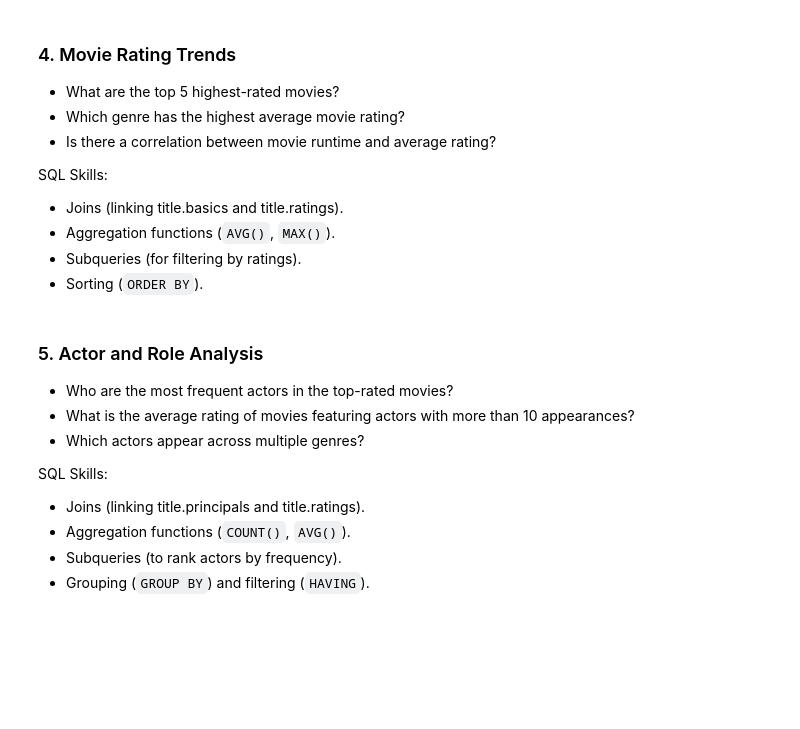
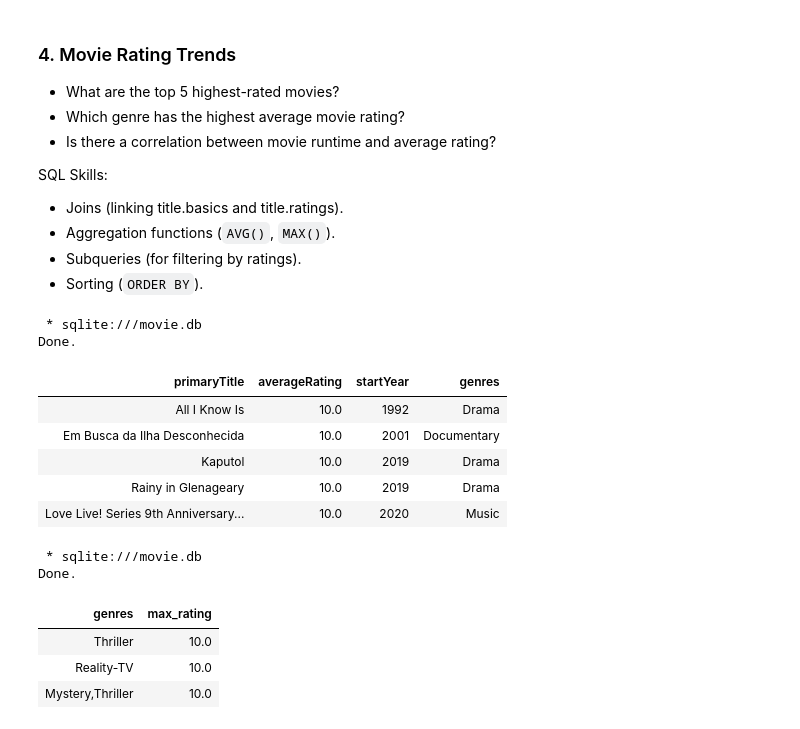
Before and after one commit to Ana-Akaishi/sql-projects, a Jupyter notebook: sql_projects/movie_review/movie_review.ipynb, the cells around one changed output. Drawn from its saved outputs; the diff is of its cells as text; code cells hidden in the pictures; blank space fills up the shorter version.

```diff
--- a/sql_projects/movie_review/movie_review.ipynb
+++ b/sql_projects/movie_review/movie_review.ipynb
@@ -188,14 +318,38 @@ SQL Skills:
 - Aggregation functions (`AVG()`, `MAX()`).
 - Subqueries (for filtering by ratings).
 - Sorting (`ORDER BY`).
-# %% [markdown]
-### 5. Actor and Role Analysis
-- Who are the most frequent actors in the top-rated movies?
-- What is the average rating of movies featuring actors with more than 10 appearances?
-- Which actors appear across multiple genres?
-
-SQL Skills:
-- Joins (linking title.principals and title.ratings).
-- Aggregation functions (`COUNT()`, `AVG()`).
-- Subqueries (to rank actors by frequency).
-- Grouping (`GROUP BY`) and filtering (`HAVING`).
+# %%
+# What are the top 5 highest-rated movies?
+%%sql
+SELECT primaryTitle, averageRating, startYear, genres
+FROM basic
+JOIN rating ON basic.tconst = rating.tconst
+WHERE basic.titleType LIKE 'movie'
+ORDER BY averageRating DESC
+LIMIT 5;
+# %% [output]
+ * sqlite:///movie.db
+Done.
+| primaryTitle | averageRating | startYear | genres |
+| All I Know Is | 10.0 | 1992 | Drama |
+| Em Busca da Ilha Desconhecida | 10.0 | 2001 | Documentary |
+| Kaputol | 10.0 | 2019 | Drama |
+| Rainy in Glenageary | 10.0 | 2019 | Drama |
+| Love Live! Series 9th Anniversary... | 10.0 | 2020 | Music |
+# %%
+# Which genre has the highest average movie rating?
+%%sql
+SELECT genres, MAX(averageRating) AS max_rating
+FROM basic
+JOIN rating ON basic.tconst = rating.tconst
+WHERE basic.titleType LIKE 'movie' AND genres IS NOT '\N'
+GROUP BY genres
+ORDER BY max_rating DESC
+LIMIT 3;
+# %% [output]
+ * sqlite:///movie.db
+Done.
+| genres | max_rating |
+| Thriller | 10.0 |
+| Reality-TV | 10.0 |
+| Mystery,Thriller | 10.0 |
```
Also changed, not shown: parts of 14 cells of this notebook.
